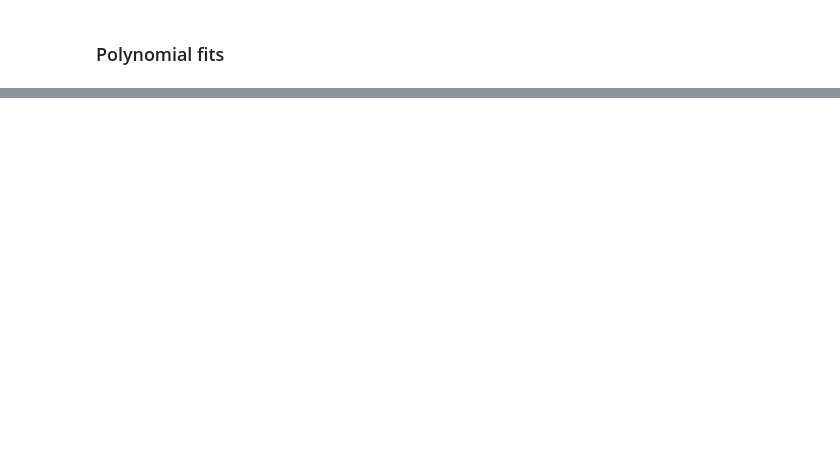
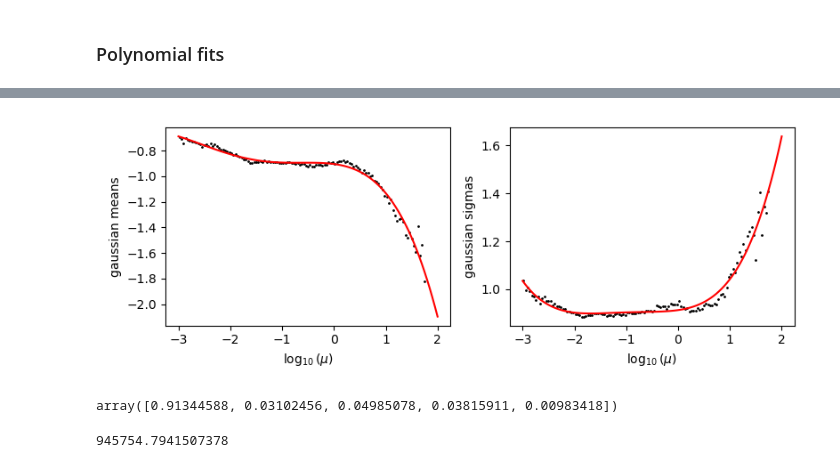
Before and after one commit to lolorestrepo/WCSimFQTuningTools, a Jupyter notebook: Time/PyfiTQun/Analysis/fits_hdf.ipynb, the cells around one changed output, grey strips where cells are left out. Cells and saved outputs as stored; diff of their text form; code cells hidden in the pictures; blank space fills up the shorter version.

```diff
--- a/Time/PyfiTQun/Analysis/fits_hdf.ipynb
+++ b/Time/PyfiTQun/Analysis/fits_hdf.ipynb
@@ -81,0 +84,27 @@ plt.tight_layout()
+# %%
+μsx = np.linspace(μbins[0], μbins[-1], 100)
+# μsx = np.linspace(-100., μbins[-1], 100)
+
+plt.figure(figsize=(8, 3))
+
+for i, param_type in enumerate(["means", "sigmas"]):
+
+    plt.subplot(1, 2, i+1)
+    plt.scatter(μs, gaussian_fits[i][pindex], s=1, color="k")
+    poly_params = polynomial_fits[i][pindex]
+    plt.plot(μsx, np.poly1d(np.flip(poly_params))(μsx), color="r")
+
+    plt.xlabel(r"$\log_{10}(\mu)$")
+    plt.ylabel(f"gaussian {param_type}")
+
+plt.tight_layout()
+# %% [output]
+[figure, added]
+# %%
+polynomial_fits[1][pindex]
+# %% [output]
+array([0.91344588, 0.03102456, 0.04985078, 0.03815911, 0.00983418])
+# %%
+np.poly1d(np.flip(polynomial_fits[1][pindex]))(-100)
+# %% [output]
+945754.7941507378
```
Also changed, not shown: parts of 4 cells of this notebook, 7 other files.
